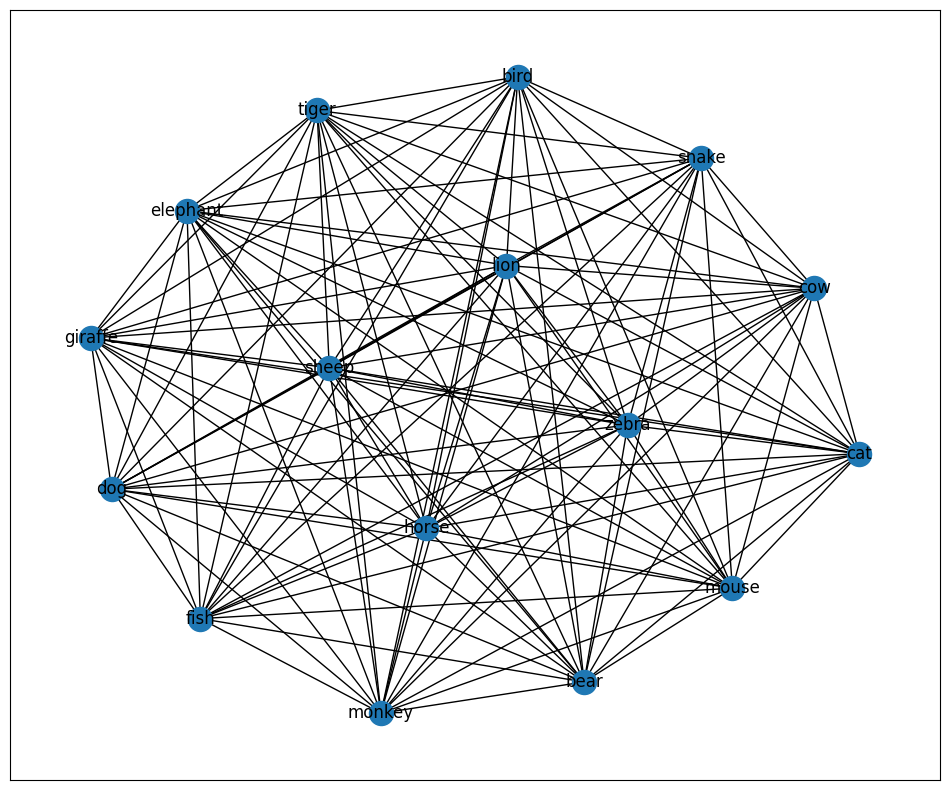
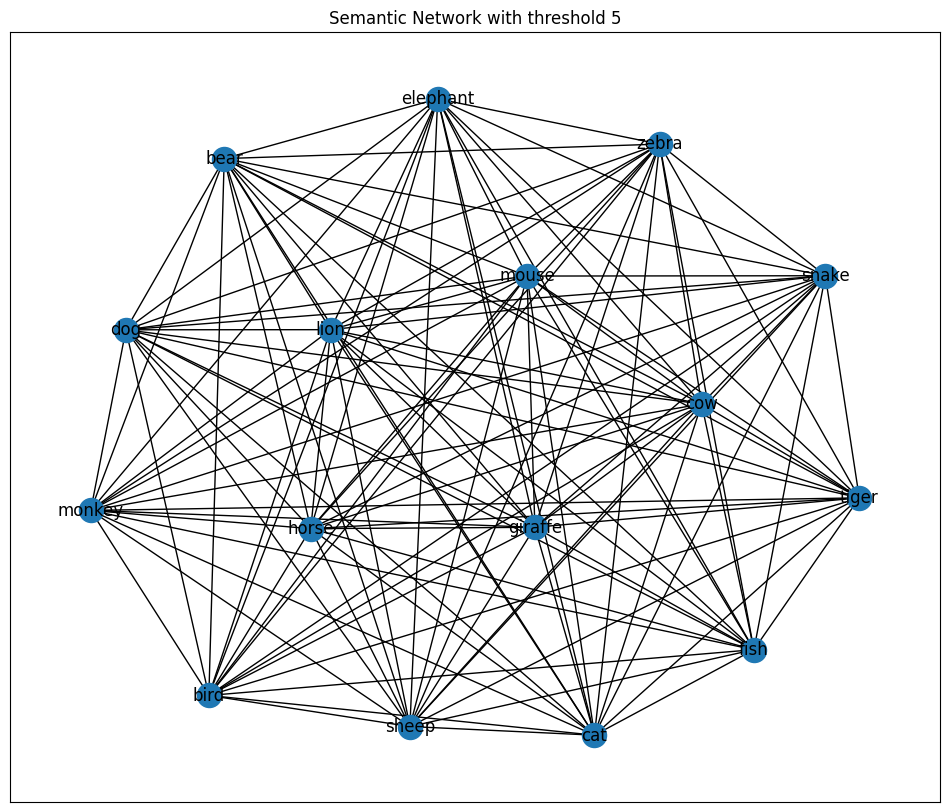
Code edit (unified diff) that turned the first committed figure into the second:
--- before
+++ after
@@ -44,4 +44,5 @@
     
     plt.figure(figsize=(12, 10))
+    plt.title(f"{title} with threshold {str(threshold)}")
 
     pos = nx.spring_layout(G, method="energy", weight="weight", gravity=0.00000001)
@@ -64,7 +65,6 @@
 #### It is notable that with a threshold of 10, most mammal carnivores are close together and the elephant took a central spot. 
 
-draw_semantic_network(cooccurrence_df)
+result_thresh_five = draw_semantic_network(cooccurrence_df)
 draw_semantic_network(cooccurrence_df, 10)
 
-
-draw_semantic_network(cooccurrence_df, 0)
+#draw_semantic_network(cooccurrence_df, 60)

Commit: abgabe6